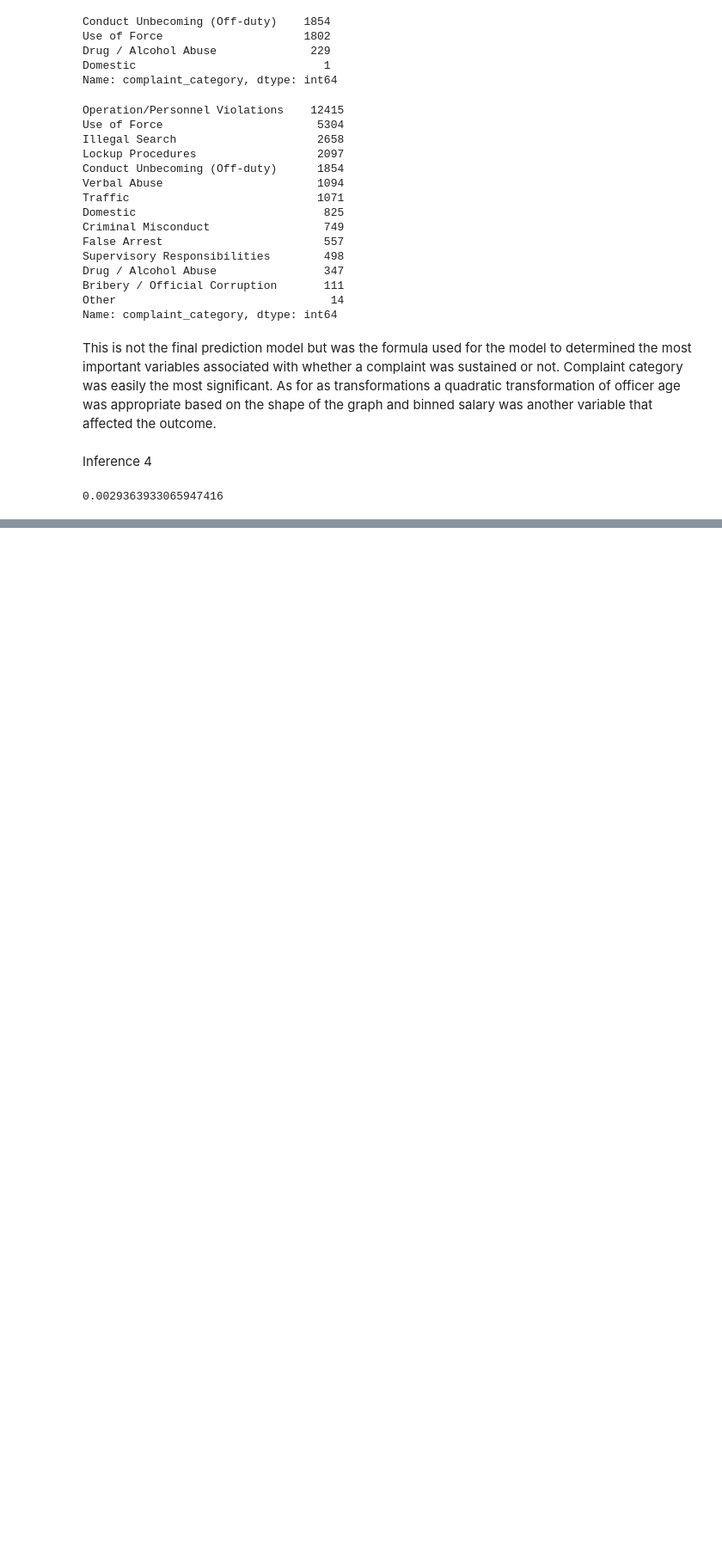
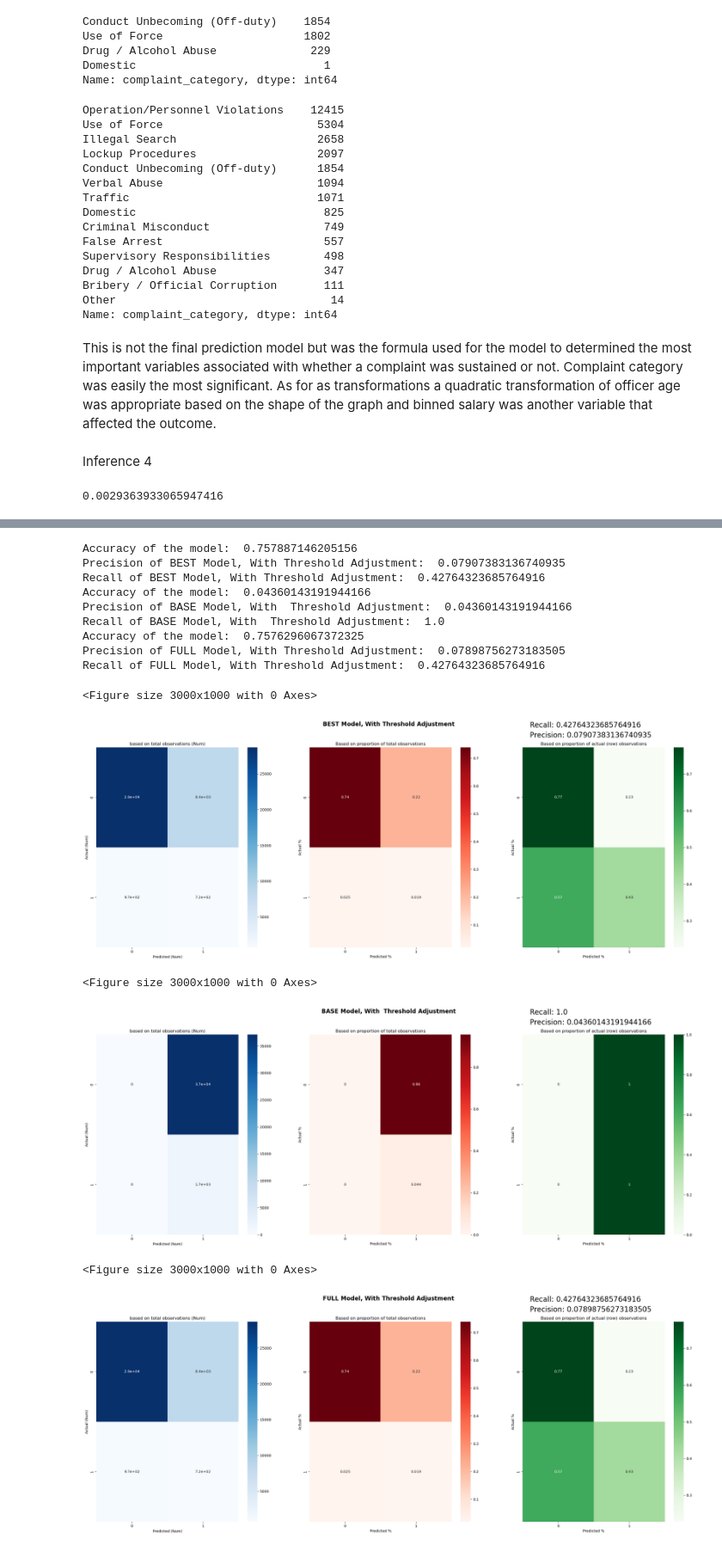
Before and after one commit to ryanpaynerp/Data_Sci_Project, a Jupyter notebook: Final_code.ipynb, the cells around one changed output, grey strips where cells are left out. Shown at 86% size. Drawn from its saved outputs; the diff is of its cells as text; code cells hidden in the pictures; blank space fills up the shorter version.

```diff
--- a/Final_code.ipynb
+++ b/Final_code.ipynb
@@ -719,0 +1062,28 @@ Put the code(s) that fit the final model(s) in separate cell(s), i.e., the code
+# %%
+import numpy as np
+from sklearn.metrics import precision_recall_curve
+
+X_train['const'] = 1
+
+def find_best_threshold_max_recall(model, X_test, y_test, min_precision=0.5):
+    y_pred_probs = model.predict(X_test)
+    precision, recall, thresholds = precision_recall_curve(y_test, y_pred_probs)
+
+    # Find indices where precision is greater than or equal to the minimum acceptable precision
+    acceptable_precision_indices = np.where(precision[:-1] >= min_precision)
+
+    # Select the corresponding recall and threshold values
+    acceptable_recall = recall[acceptable_precision_indices]
+    acceptable_thresholds = thresholds[acceptable_precision_indices]
+
+    # Find the index of the maximum recall value
+    max_recall_index = np.argmax(acceptable_recall)
+
+    # Find the best threshold value
+    best_threshold = acceptable_thresholds[max_recall_index]
+
+    return best_threshold
+
+min_precision = 0.05 # This value can be adjusted.
+best_threshold_max_recall = find_best_threshold_max_recall(best_model, X_test_best, y_test, min_precision)
+print("Best threshold value for maximizing recall while maintaining a minimum precision of", min_precision, ":", best_threshold_max_recall)
@@ -719,0 +1123,31 @@ Put the code(s) that fit the final model(s) in separate cell(s), i.e., the code
+# %%
+# adjusted models (threshold adjustment)
+threshold = best_threshold_max_recall
+
+# print("### BEST Model, No Threshold Adjustment ###")
+plt.figure(figsize=(30, 10))
+test_and_graph_model(best_model, X_test_best, y_test, name="BEST Model, With Threshold Adjustment")
+
+# print("### BASE Model, No Threshold Adjustment ###")
+plt.figure(figsize=(30, 10))
+test_and_graph_model(base_logit, X_test['const'], y_test, name="BASE Model, With  Threshold Adjustment")
+
+# print("### FULL Model, No Threshold Adjustment ###")
+plt.figure(figsize=(30, 10))
+test_and_graph_model(full_logit, X_test, y_test, name="FULL Model, With Threshold Adjustment")
+# %% [output]
+Accuracy of the model:  0.757887146205156
+Precision of BEST Model, With Threshold Adjustment:  0.07907383136740935
+Recall of BEST Model, With Threshold Adjustment:  0.42764323685764916
+Accuracy of the model:  0.04360143191944166
+Precision of BASE Model, With  Threshold Adjustment:  0.04360143191944166
+Recall of BASE Model, With  Threshold Adjustment:  1.0
+Accuracy of the model:  0.7576296067372325
+Precision of FULL Model, With Threshold Adjustment:  0.07898756273183505
+Recall of FULL Model, With Threshold Adjustment:  0.42764323685764916
+<Figure size 3000x1000 with 0 Axes>
+[figure, added]
+<Figure size 3000x1000 with 0 Axes>
+[figure, added]
+<Figure size 3000x1000 with 0 Axes>
+[figure, added]
```
Also changed, not shown: parts of 39 cells of this notebook, 4 other files.
